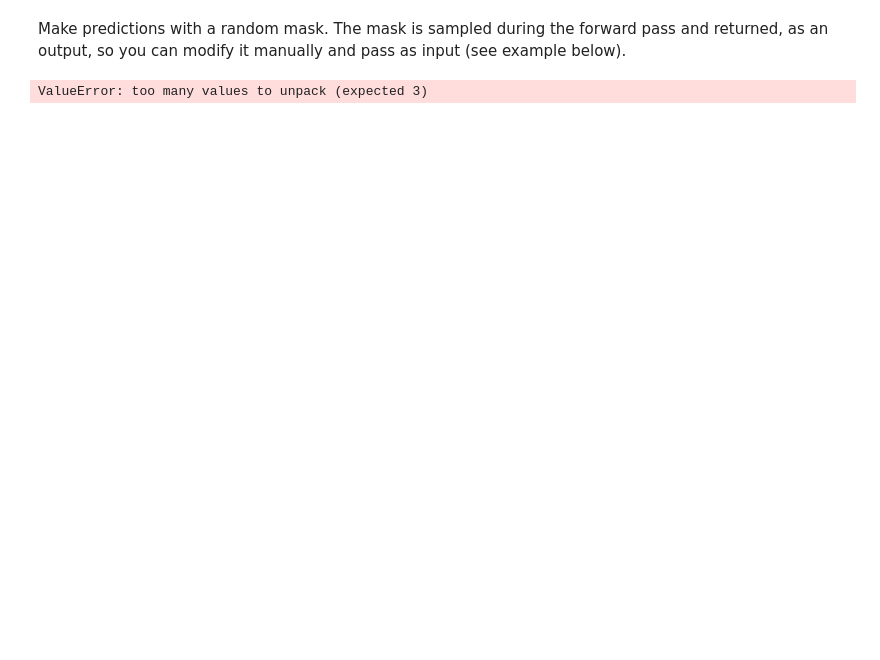
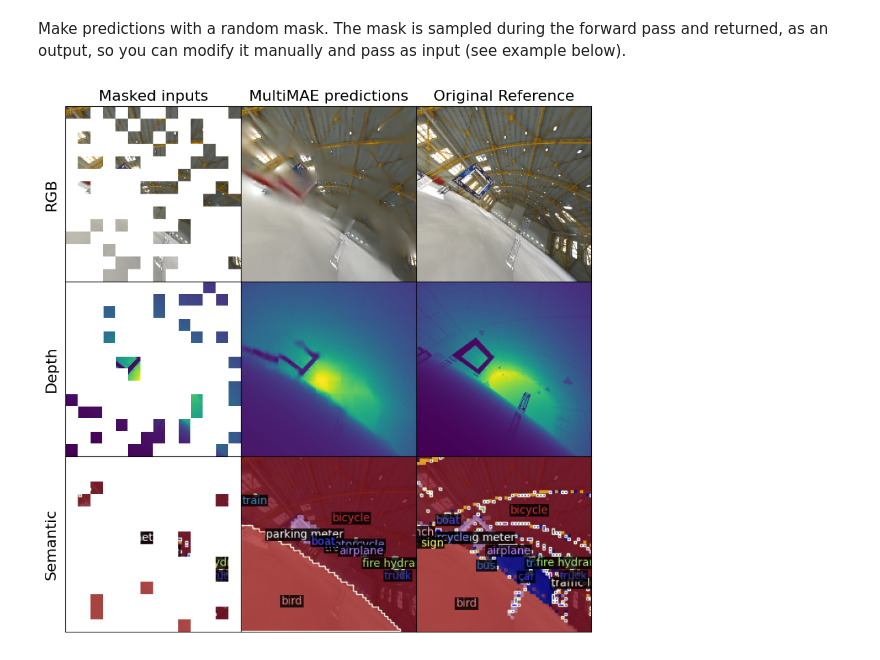
Before and after one commit to xingcw/MultiMAE, a Jupyter notebook: notebooks/test_custom_multimae.ipynb, the cells around one changed output. Saved outputs shown, nothing was run; the diff lists cells and outputs as text; code cells hidden in the pictures; blank space fills up the shorter version.

```diff
--- a/notebooks/test_custom_multimae.ipynb
+++ b/notebooks/test_custom_multimae.ipynb
@@ -153,21 +153,23 @@ Make predictions with a random mask. The mask is sampled during the forward pass
 # %%
 torch.manual_seed(1) # change seed to resample new mask
 num_encoded_tokens = 98 # the number of visible tokens
 alphas = 1.0 # Dirichlet concentration parameter
 
-preds, masks = multimae.forward(
+input_dict = {k: v.to(device) for k, v in input_dict.items()}
+
+preds, masks = multimae(
     input_dict,
     mask_inputs=True, # True if forward pass should sample random masks
     num_encoded_tokens=num_encoded_tokens,
     alphas=alphas
 )
 
 preds = {domain: pred.detach().cpu() for domain, pred in preds.items()}
 masks = {domain: mask.detach().cpu() for domain, mask in masks.items()}
 
 res = plot_predictions(input_dict, preds, masks)
 # %% [output]
-ValueError: too many values to unpack (expected 3)
+[figure, added]
 # %%
 task_masks = {k: v.to(device) for k, v in masks.items()}
 
```
Also changed, not shown: parts of 4 cells of this notebook, 5 other files.
